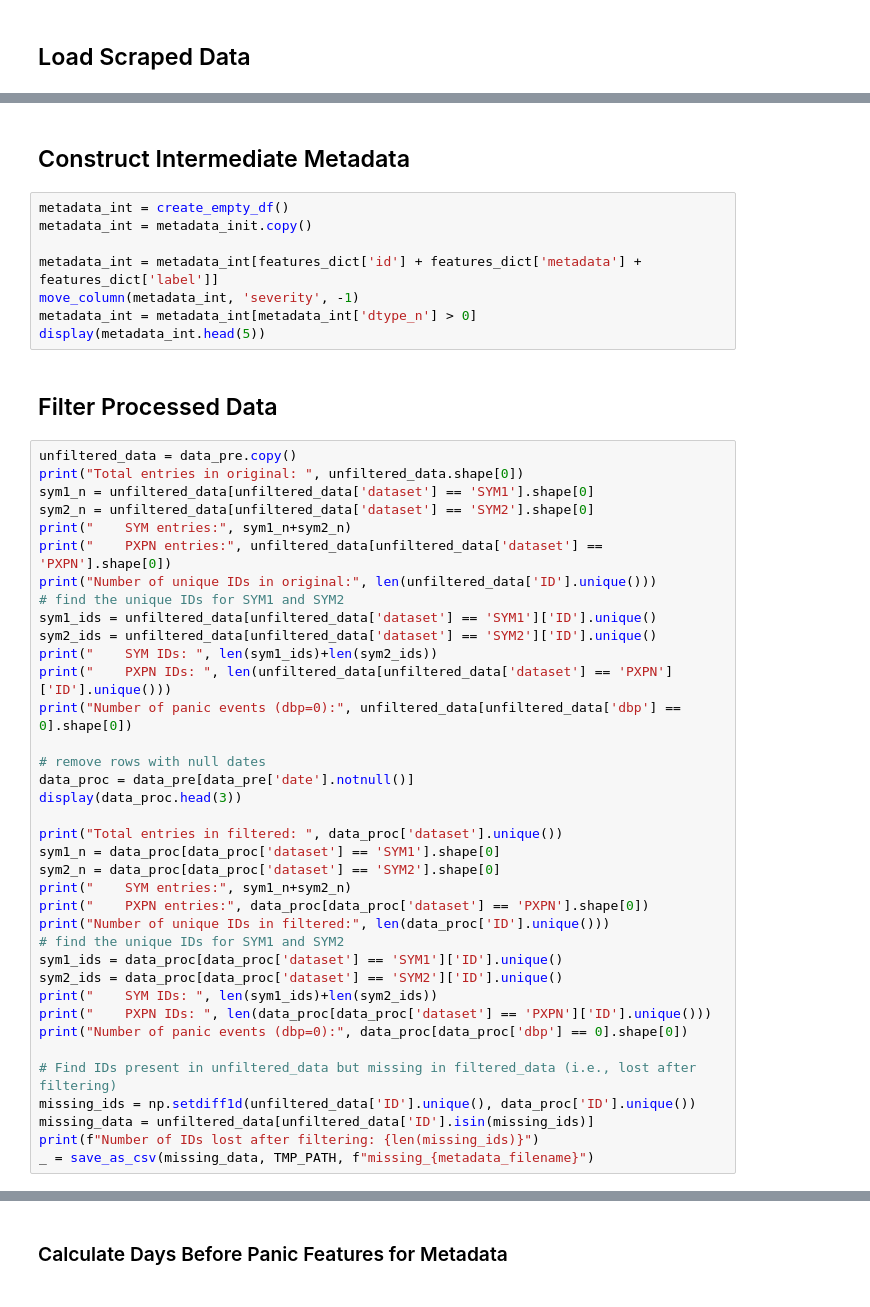
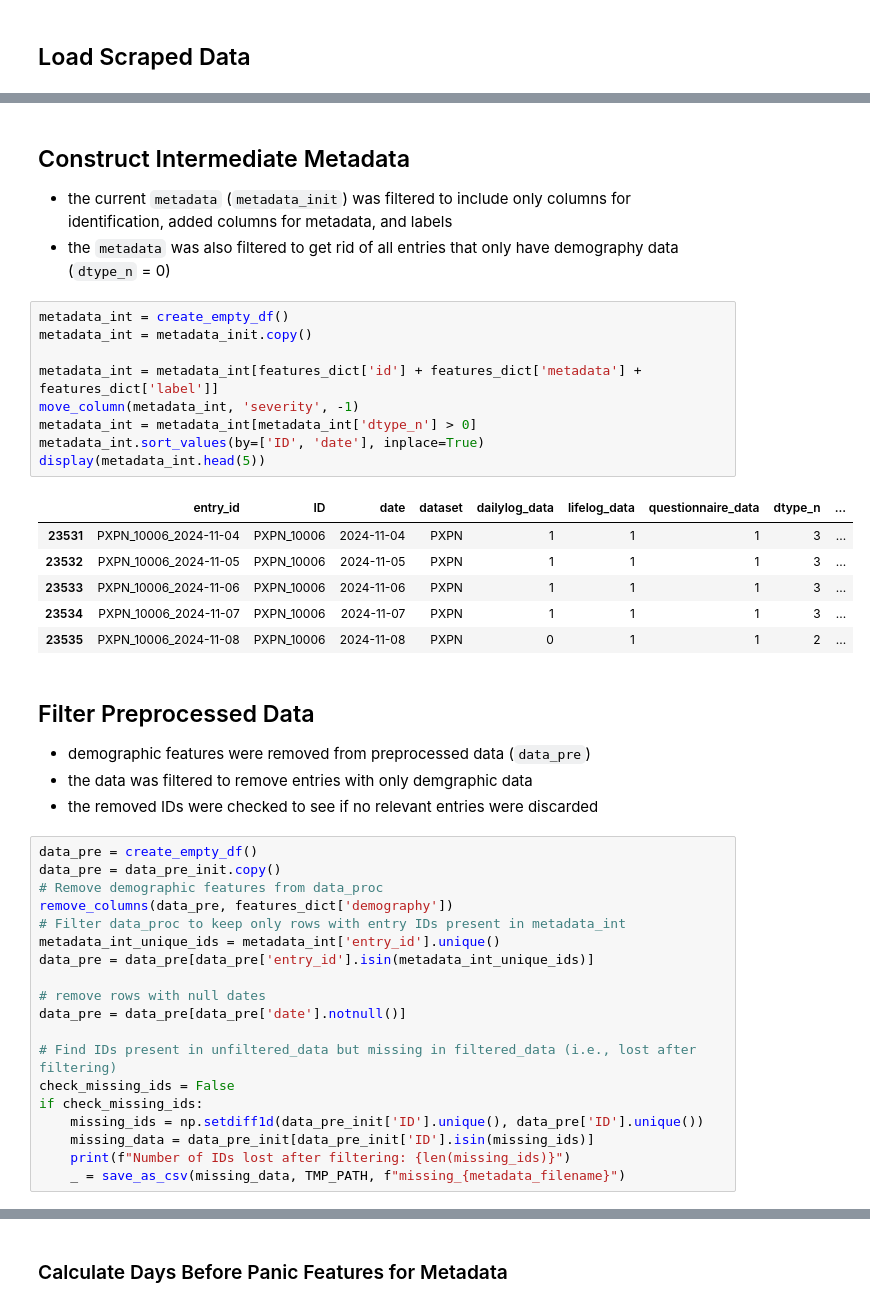
Before and after one commit to cyshin971/Panic-Project-DHLAB, a Jupyter notebook: cys/data_analysis.ipynb, the cells around one changed output, grey strips where cells are left out. Saved outputs shown, nothing was run; the diff lists cells and outputs as text.

```diff
--- a/cys/data_analysis.ipynb
+++ b/cys/data_analysis.ipynb
@@ -235,49 +338,45 @@ save_as_csv(demo_data, OUTPUT_PATH+'/analysis', f"demography")
 # %% [markdown]
 ## Construct Intermediate Metadata
+- the current `metadata` (`metadata_init`) was filtered to include only columns for identification, added columns for metadata, and labels
+- the `metadata` was also filtered to get rid of all entries that only have demography data (`dtype_n` = 0)
 # %%
 metadata_int = create_empty_df()
 metadata_int = metadata_init.copy()
 
 metadata_int = metadata_int[features_dict['id'] + features_dict['metadata'] + features_dict['label']]
 move_column(metadata_int, 'severity', -1)
 metadata_int = metadata_int[metadata_int['dtype_n'] > 0]
+metadata_int.sort_values(by=['ID', 'date'], inplace=True)
 display(metadata_int.head(5))
+# %% [output]
+|  | entry_id | ID | date | dataset | dailylog_data | lifelog_data | questionnaire_data | dtype_n | ... |
+| 23531 | PXPN_10006_2024-11-04 | PXPN_10006 | 2024-11-04 | PXPN | 1 | 1 | 1 | 3 | ... |
+| 23532 | PXPN_10006_2024-11-05 | PXPN_10006 | 2024-11-05 | PXPN | 1 | 1 | 1 | 3 | ... |
+| 23533 | PXPN_10006_2024-11-06 | PXPN_10006 | 2024-11-06 | PXPN | 1 | 1 | 1 | 3 | ... |
+| 23534 | PXPN_10006_2024-11-07 | PXPN_10006 | 2024-11-07 | PXPN | 1 | 1 | 1 | 3 | ... |
+| 23535 | PXPN_10006_2024-11-08 | PXPN_10006 | 2024-11-08 | PXPN | 0 | 1 | 1 | 2 | ... |
 # %% [markdown]
-## Filter Processed Data
+## Filter Preprocessed Data
+
+- demographic features were removed from preprocessed data (`data_pre`)
+- the data was filtered to remove entries with only demgraphic data
+- the removed IDs were checked to see if no relevant entries were discarded
 # %%
-unfiltered_data = data_pre.copy()
-print("Total entries in original: ", unfiltered_data.shape[0])
-sym1_n = unfiltered_data[unfiltered_data['dataset'] == 'SYM1'].shape[0]
-sym2_n = unfiltered_data[unfiltered_data['dataset'] == 'SYM2'].shape[0]
-print("    SYM entries:", sym1_n+sym2_n)
-print("    PXPN entries:", unfiltered_data[unfiltered_data['dataset'] == 'PXPN'].shape[0])
-print("Number of unique IDs in original:", len(unfiltered_data['ID'].unique()))
-# find the unique IDs for SYM1 and SYM2
-sym1_ids = unfiltered_data[unfiltered_data['dataset'] == 'SYM1']['ID'].unique()
-sym2_ids = unfiltered_data[unfiltered_data['dataset'] == 'SYM2']['ID'].unique()
-print("    SYM IDs: ", len(sym1_ids)+len(sym2_ids))
-print("    PXPN IDs: ", len(unfiltered_data[unfiltered_data['dataset'] == 'PXPN']['ID'].unique()))
-print("Number of panic events (dbp=0):", unfiltered_data[unfiltered_data['dbp'] == 0].shape[0])
+data_pre = create_empty_df()
+data_pre = data_pre_init.copy()
+# Remove demographic features from data_proc
+remove_columns(data_pre, features_dict['demography'])
+# Filter data_proc to keep only rows with entry IDs present in metadata_int
+metadata_int_unique_ids = metadata_int['entry_id'].unique()
+data_pre = data_pre[data_pre['entry_id'].isin(metadata_int_unique_ids)]
 
 # remove rows with null dates
-data_proc = data_pre[data_pre['date'].notnull()]
-display(data_proc.head(3))
-
-print("Total entries in filtered: ", data_proc['dataset'].unique())
-sym1_n = data_proc[data_proc['dataset'] == 'SYM1'].shape[0]
-sym2_n = data_proc[data_proc['dataset'] == 'SYM2'].shape[0]
-print("    SYM entries:", sym1_n+sym2_n)
-print("    PXPN entries:", data_proc[data_proc['dataset'] == 'PXPN'].shape[0])
-print("Number of unique IDs in filtered:", len(data_proc['ID'].unique()))
-# find the unique IDs for SYM1 and SYM2
-sym1_ids = data_proc[data_proc['dataset'] == 'SYM1']['ID'].unique()
-sym2_ids = data_proc[data_proc['dataset'] == 'SYM2']['ID'].unique()
-print("    SYM IDs: ", len(sym1_ids)+len(sym2_ids))
-print("    PXPN IDs: ", len(data_proc[data_proc['dataset'] == 'PXPN']['ID'].unique()))
-print("Number of panic events (dbp=0):", data_proc[data_proc['dbp'] == 0].shape[0])
+data_pre = data_pre[data_pre['date'].notnull()]
 
 # Find IDs present in unfiltered_data but missing in filtered_data (i.e., lost after filtering)
-missing_ids = np.setdiff1d(unfiltered_data['ID'].unique(), data_proc['ID'].unique())
-missing_data = unfiltered_data[unfiltered_data['ID'].isin(missing_ids)]
-print(f"Number of IDs lost after filtering: {len(missing_ids)}")
-_ = save_as_csv(missing_data, TMP_PATH, f"missing_{metadata_filename}")
+check_missing_ids = False
+if check_missing_ids:
+	missing_ids = np.setdiff1d(data_pre_init['ID'].unique(), data_pre['ID'].unique())
+	missing_data = data_pre_init[data_pre_init['ID'].isin(missing_ids)]
+	print(f"Number of IDs lost after filtering: {len(missing_ids)}")
+	_ = save_as_csv(missing_data, TMP_PATH, f"missing_{metadata_filename}")
```
Also changed, not shown: parts of 22 cells of this notebook, 1 other file.
